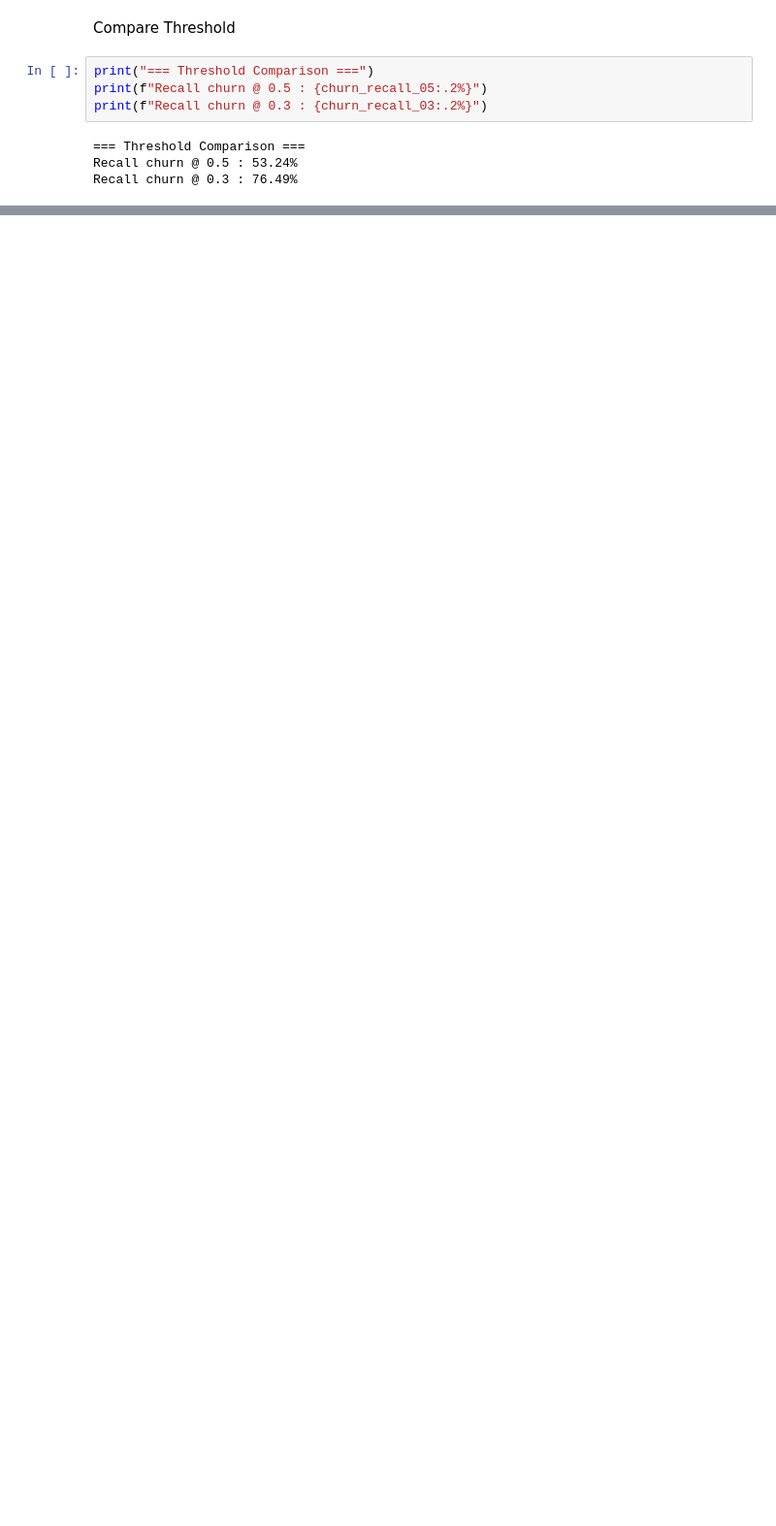
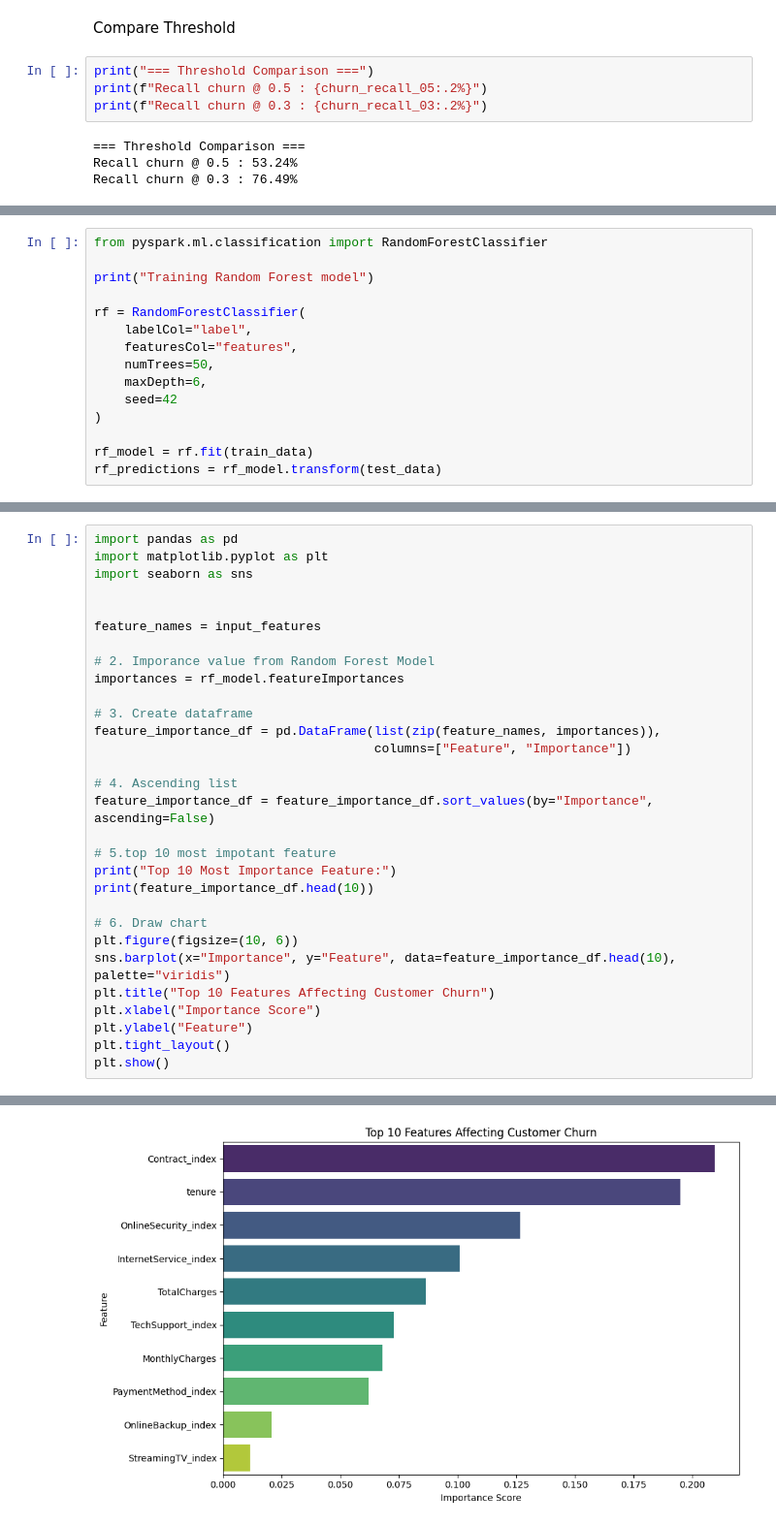
Before and after one commit to Danh1905/Scalable-Project, a Jupyter notebook: scalableProj.ipynb, the cells around one changed output, grey strips where cells are left out. Shown at 97% size. Saved outputs shown, nothing was run; the diff lists cells and outputs as text; blank space fills up the shorter version.

Commit message:
feature Importance & Hyperparameter Tuning

```diff
--- a/scalableProj.ipynb
+++ b/scalableProj.ipynb
@@ -337,0 +361,15 @@ Recall churn @ 0.3 : 76.49%
+# %%
+from pyspark.ml.classification import RandomForestClassifier
+
+print("Training Random Forest model")
+
+rf = RandomForestClassifier(
+    labelCol="label",
+    featuresCol="features",
+    numTrees=50,
+    maxDepth=6,
+    seed=42
+)
+
+rf_model = rf.fit(train_data)
+rf_predictions = rf_model.transform(test_data)
@@ -337,0 +458,31 @@ Recall churn @ 0.3 : 76.49%
+# %%
+import pandas as pd
+import matplotlib.pyplot as plt
+import seaborn as sns
+
+
+feature_names = input_features
+
+# 2. Imporance value from Random Forest Model
+importances = rf_model.featureImportances
+
+# 3. Create dataframe
+feature_importance_df = pd.DataFrame(list(zip(feature_names, importances)),
+                                     columns=["Feature", "Importance"])
+
+# 4. Ascending list
+feature_importance_df = feature_importance_df.sort_values(by="Importance", ascending=False)
+
+# 5.top 10 most impotant feature
+print("Top 10 Most Importance Feature:")
+print(feature_importance_df.head(10))
+
+# 6. Draw chart
+plt.figure(figsize=(10, 6))
+sns.barplot(x="Importance", y="Feature", data=feature_importance_df.head(10), palette="viridis")
+plt.title("Top 10 Features Affecting Customer Churn")
+plt.xlabel("Importance Score")
+plt.ylabel("Feature")
+plt.tight_layout()
+plt.show()
+# %% [output]
@@ -337,0 +504 @@ Recall churn @ 0.3 : 76.49%
+[figure, added]
```
Also changed, not shown: parts of 17 cells of this notebook.
